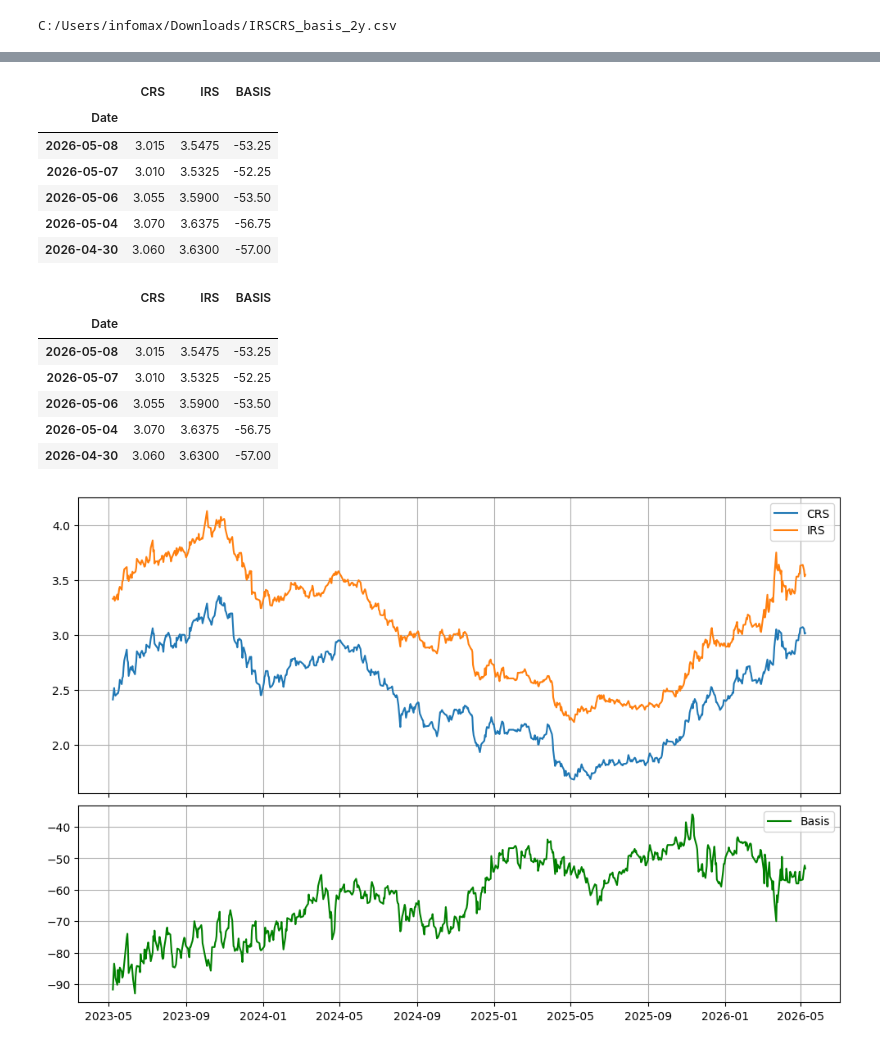
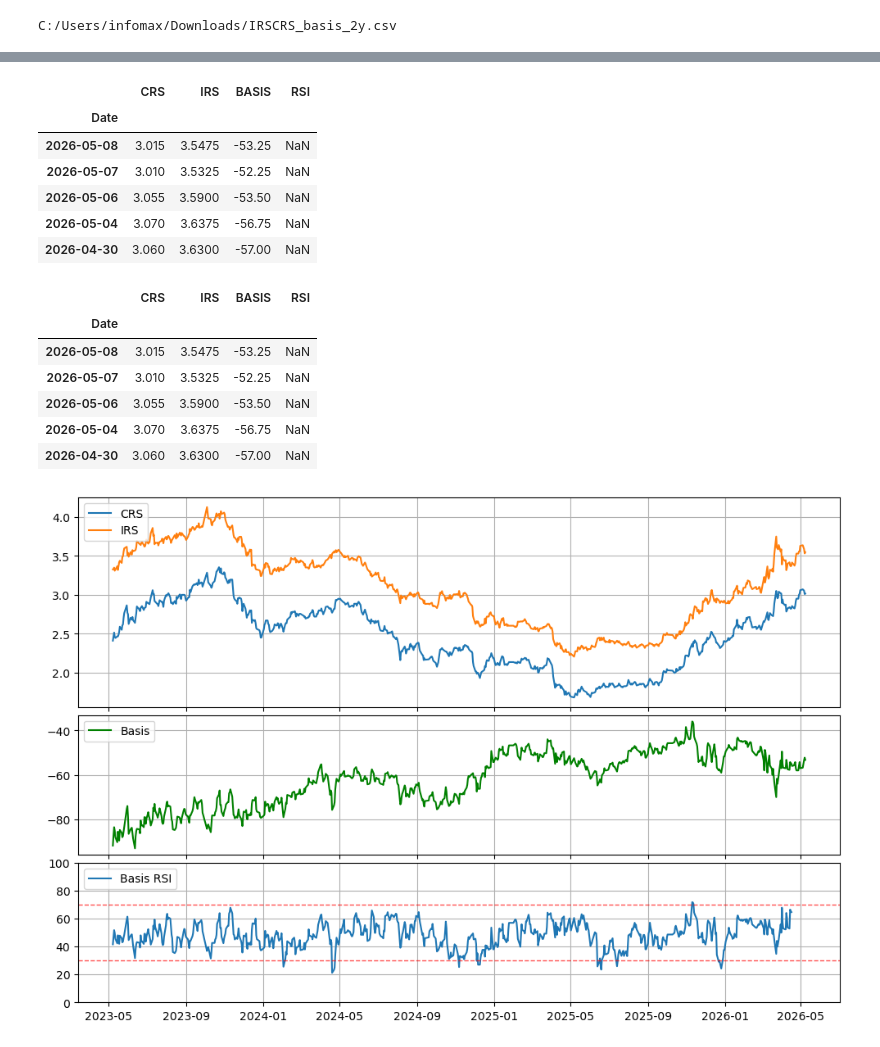
Before and after one commit to dkunyoon/dashboard, a Jupyter notebook: basis_analysis.ipynb, the cells around one changed output, grey strips where cells are left out. Cells and saved outputs as stored; diff of their text form; code cells hidden in the pictures.

Commit message:
delta RSI working

```diff
--- a/basis_analysis.ipynb
+++ b/basis_analysis.ipynb
@@ -13,3 +13,15 @@ print(filename)
 C:/Users/infomax/Downloads/IRSCRS_basis_2y.csv
 # %%
 basis = pd.read_csv(file, parse_dates=['Date'], index_col='Date')
+
+delta = basis["BASIS"].diff()
+gain = delta.clip(lower=0)
+loss = -delta.clip(upper=0)
+
+avg_gain = gain.ewm(alpha=1 / 14, min_periods=14, adjust=False).mean()
+avg_loss = loss.ewm(alpha=1 / 14, min_periods=14, adjust=False).mean()
+rs = avg_gain / avg_loss.replace(0, np.nan)
+
+basis["RSI"] = 100 - (100 / (1 + rs))
+basis.loc[(avg_loss == 0) & (avg_gain > 0), "RSI"] = 100
+basis.loc[(avg_loss == 0) & (avg_gain == 0), "RSI"] = 50
@@ -29,32 +28,39 @@ memory usage: 22.7 KB
 # %%
 basis.head()
 # %% [output]
-|  | CRS | IRS | BASIS |
-| Date |  |  |  |
-| 2026-05-08 | 3.015 | 3.5475 | -53.25 |
-| 2026-05-07 | 3.010 | 3.5325 | -52.25 |
-| 2026-05-06 | 3.055 | 3.5900 | -53.50 |
-| 2026-05-04 | 3.070 | 3.6375 | -56.75 |
-| 2026-04-30 | 3.060 | 3.6300 | -57.00 |
+|  | CRS | IRS | BASIS | RSI |
+| Date |  |  |  |  |
+| 2026-05-08 | 3.015 | 3.5475 | -53.25 | NaN |
+| 2026-05-07 | 3.010 | 3.5325 | -52.25 | NaN |
+| 2026-05-06 | 3.055 | 3.5900 | -53.50 | NaN |
+| 2026-05-04 | 3.070 | 3.6375 | -56.75 | NaN |
+| 2026-04-30 | 3.060 | 3.6300 | -57.00 | NaN |
 # %%
 display(basis.head())
 
-fig, (ax1, ax2) = plt.subplots(2, 1, figsize=(12, 8), sharex=True, height_ratios=(1.5, 1))
+fig, (ax1, ax2, ax3) = plt.subplots(3, 1, figsize=(12, 8), sharex=True, height_ratios=(1.5, 1, 1))
 ax1.plot(basis[["CRS", "IRS"]], label=["CRS", "IRS"])
 ax2.plot(basis["BASIS"], label="Basis", color='g')
+ax3.plot(basis["RSI"], label="Basis RSI")
+ax3.axhline(30, color='r', linestyle='--', linewidth=1, alpha=0.7)
+ax3.axhline(70, color='r', linestyle='--', linewidth=1, alpha=0.7)
+ax3.set_ylim(0, 100)
+
 fig.subplots_adjust(hspace=0.05)
 
 ax1.grid()
-ax1.legend()
+ax1.legend(loc='upper left')
 ax2.grid()
-ax2.legend()
+ax2.legend(loc='upper left')
+ax3.grid()
+ax3.legend(loc='upper left')
 plt.show()
 # %% [output]
-|  | CRS | IRS | BASIS |
-| Date |  |  |  |
-| 2026-05-08 | 3.015 | 3.5475 | -53.25 |
-| 2026-05-07 | 3.010 | 3.5325 | -52.25 |
-| 2026-05-06 | 3.055 | 3.5900 | -53.50 |
-| 2026-05-04 | 3.070 | 3.6375 | -56.75 |
-| 2026-04-30 | 3.060 | 3.6300 | -57.00 |
+|  | CRS | IRS | BASIS | RSI |
+| Date |  |  |  |  |
+| 2026-05-08 | 3.015 | 3.5475 | -53.25 | NaN |
+| 2026-05-07 | 3.010 | 3.5325 | -52.25 | NaN |
+| 2026-05-06 | 3.055 | 3.5900 | -53.50 | NaN |
+| 2026-05-04 | 3.070 | 3.6375 | -56.75 | NaN |
+| 2026-04-30 | 3.060 | 3.6300 | -57.00 | NaN |
-[figure, old version]
+[figure, new version]
```
Also changed, not shown: parts of 8 cells of this notebook.
